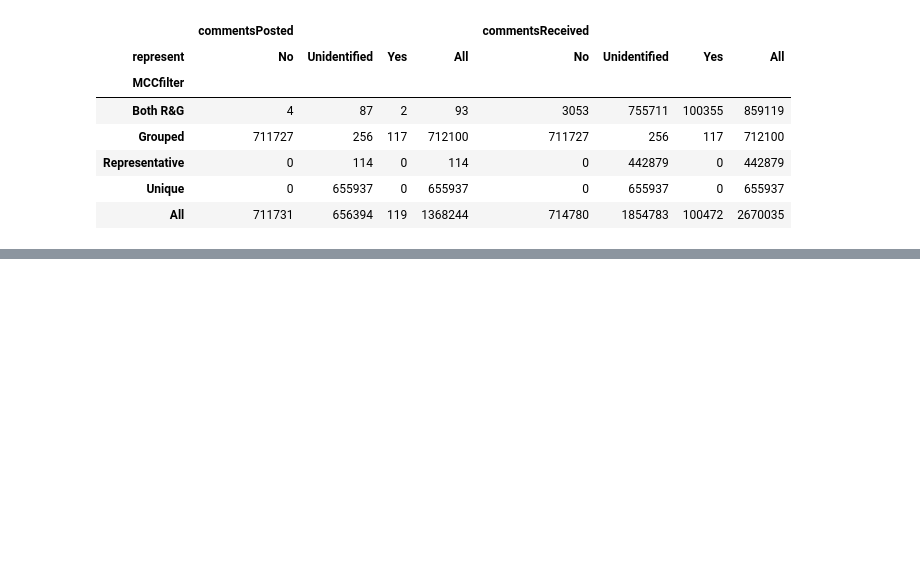
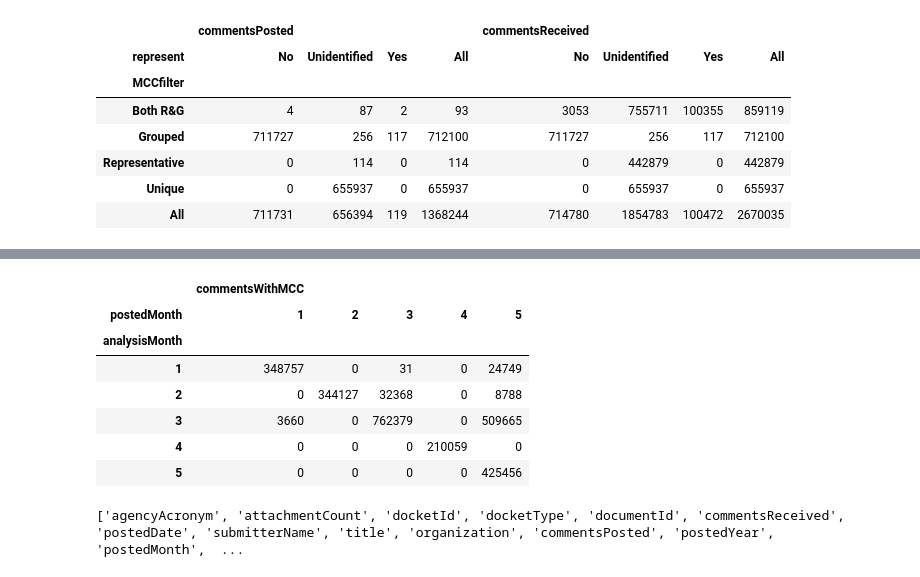
Before and after one commit to mfebrizio/public-commenting-COVID-19, a Jupyter notebook: Data Cleaning/Public Commenting and COVID-19 - Data Cleaning.ipynb, the cells around one changed output, grey strips where cells are left out. Cells and saved outputs as stored; diff of their text form; code cells hidden in the pictures; blank space fills up the shorter version.

```diff
--- a/Data Cleaning/Public Commenting and COVID-19 - Data Cleaning.ipynb
+++ b/Data Cleaning/Public Commenting and COVID-19 - Data Cleaning.ipynb
@@ -1027,0 +1158,19 @@ df2020Represent.query('represent == "No" & (MCCfilter=="Both R&G")').loc[:,['doc
+# %%
+# pivot comments (including MCCs)
+
+pd.pivot_table(df2020Represent, values=['commentsWithMCC'], columns=['postedMonth'],
+                              index=['analysisMonth'],
+                              aggfunc=np.sum, fill_value=0)
+# %% [output]
+|  | commentsWithMCC |  |  |  |  |
+| postedMonth | 1 | 2 | 3 | 4 | 5 |
+| analysisMonth |  |  |  |  |  |
+| 1 | 348757 | 0 | 31 | 0 | 24749 |
+| 2 | 0 | 344127 | 32368 | 0 | 8788 |
+| 3 | 3660 | 0 | 762379 | 0 | 509665 |
+| 4 | 0 | 0 | 0 | 210059 | 0 |
+| 5 | 0 | 0 | 0 | 0 | 425456 |
+# %%
+print(df2020Represent.columns.tolist(),'\n')
+# %% [output]
+['agencyAcronym', 'attachmentCount', 'docketId', 'docketType', 'documentId', 'commentsReceived', 'postedDate', 'submitterName', 'title', 'organization', 'commentsPosted', 'postedYear', 'postedMonth',  ...
```
Also changed, not shown: parts of 23 cells of this notebook, 1 other file.
